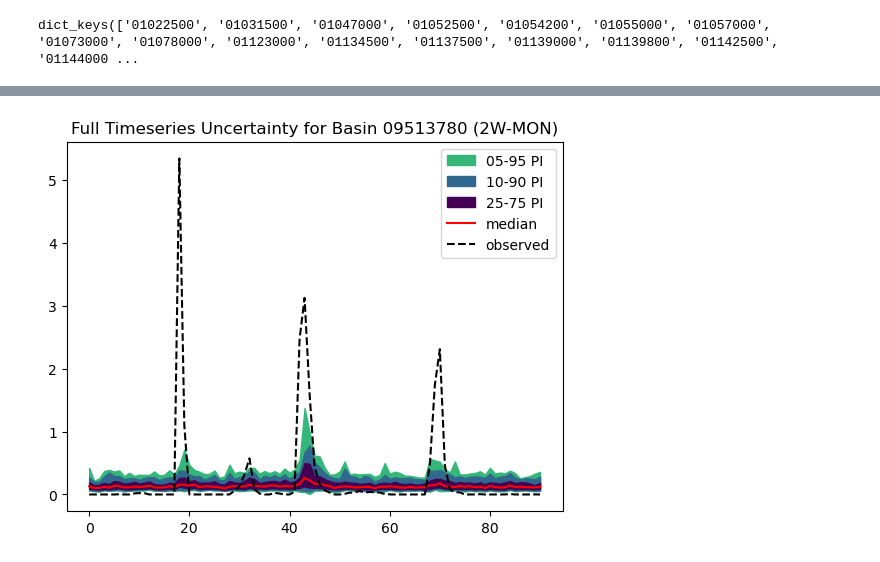
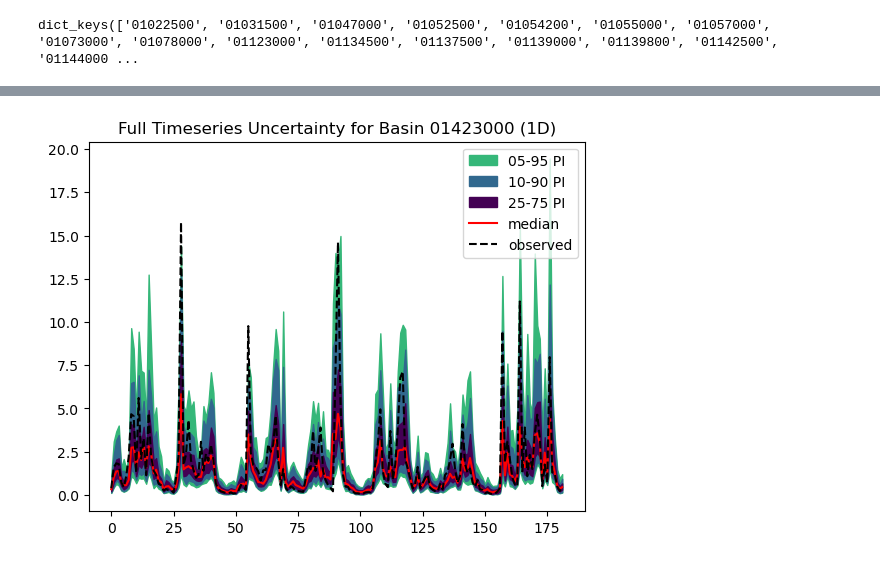
Before and after one commit to huangale88/neuralhydrology, a Jupyter notebook: own/operational_forecast/mtslstm_cmal.ipynb, the cells around one changed output, grey strips where cells are left out. Cells and saved outputs as stored; diff of their text form; code cells hidden in the pictures.

Commit message:
Fixed issue with different timescales. Updated plotting code.

```diff
--- a/own/operational_forecast/mtslstm_cmal.ipynb
+++ b/own/operational_forecast/mtslstm_cmal.ipynb
@@ -47,4 +47,4 @@ ConnectionResetError: [WinError 10054] An existing connection was forcibly close
 # %%
-run_dir = Path("runs/test_run_1311_060515")
+run_dir = Path("runs/test_run_1711_041955")
 eval_run(run_dir=run_dir, period="test")
 # %% [output]
@@ -296,50 +252,79 @@ Performance after finetuning: 0.051
 # %%
+import matplotlib.pyplot as plt
+import numpy as np
+from pathlib import Path
+
+# Assume 'results' and 'run_dir' are pre-loaded
+# from neuralhydrology.evaluation import get_tester
+# from neuralhydrology.utils.config import Config
+# run_dir = Path("your_run_directory")
+# results, _ = get_tester(run_dir=run_dir)
+
 from neuralhydrology.evaluation.plots import uncertainty_plot, percentile_plot
+from neuralhydrology.utils.config import Config
 
 try:
     cfg = Config(run_dir / "config.yml")
 except (NameError, FileNotFoundError):
     raise RuntimeError("The 'run_dir' variable is not defined or 'config.yml' is missing.")
 
-# --- 3. Configuration (WITH FIX) ---
-basin_id = '09513780'       # The basin ID you are analyzing
-freq = '2W-MON'               # Choose the frequency to plot
+# --- 3. Configuration ---
+# Simply change these two variables to plot different basins or frequencies
+basin_id = '01423000'
+freq = '1D'  # Try changing this to '14D', '2W-MON', etc.
 
-# --- THIS IS THE CORRECTED LOGIC ---
+# --- THIS IS THE NEW, MORE ROBUST LOGIC ---
+# This method relies on the parallel ordering of the lists in your config file,
+# which is the standard convention for multi-timescale models in neuralhydrology.
+
 try:
-    # Get the base frequency (e.g., '2W-MON' -> '2W')
-    base_freq = freq.split('-')[0]
+    # Get the list of frequencies used in the run
+    frequencies_list = cfg.use_frequencies
+    # Get the corresponding list of target variables
+    targets_list = cfg.target_variables
 
-    # Find the target variable that contains the base frequency
-    target_variable = [v for v in cfg.target_variables if base_freq in v][0]
-except IndexError:
-    raise ValueError(f"Could not find a target variable for frequency '{freq}' in your config's target_variables list.")
-# --- END OF CORRECTION ---
+    # Sanity check: These lists must have the same length.
+    if len(frequencies_list) != len(targets_list):
+        raise ValueError("The 'use_frequencies' and 'target_variables' lists in your config.yml must have the same number of items.")
+
+    # Find the index (position) of the frequency you want to plot
+    freq_index = frequencies_list.index(freq)
+
+    # Use that same index to get the correct target variable
+    target_variable = targets_list[freq_index]
+
+except ValueError as e:
+    # This will catch errors if the freq isn't in the list or if the lists have different lengths.
+    print(f"ERROR: Could not find a match for frequency '{freq}'.")
+    print(f"Available frequencies in config: {frequencies_list}")
+    raise e
+# --- END OF NEW LOGIC ---
 
 # Define the variable names to extract from the results xarray
 obs_var_name = f"{target_variable}_obs"
 samples_var_name = f"{target_variable}_sim"
 
 print(f"Generating uncertainty plots for basin {basin_id} at {freq} frequency...")
-print(f"Found matching target variable: {target_variable}")
+print(f"Found matching target variable: '{target_variable}'")
 
-# --- 4. Data Extraction and Reshaping (Same as before) ---
+# --- 4. Data Extraction and Reshaping ---
 try:
     xr_data = results[basin_id][freq]['xr']
 
     if samples_var_name not in xr_data:
-        raise KeyError(f"The samples variable '{samples_var_name}' was not found!")
+        raise KeyError(f"The samples variable '{samples_var_name}' was not found in the results file!")
 
     obs_data_np = xr_data[obs_var_name].values
     samples_data_np = xr_data[samples_var_name].values
 
-    # Reshape observations: Add a 'feature' dimension
+    # Reshape observations: Add a 'feature' dimension if it's missing
+    # This makes the data compatible with the plotting functions.
     if obs_data_np.ndim == 1:
         y_obs_reshaped = np.expand_dims(obs_data_np, axis=1)
     else:
         y_obs_reshaped = obs_data_np
 
-    # Reshape samples: Add a 'feature' dimension
+    # Reshape samples: Add a 'feature' dimension if it's missing
     if samples_data_np.ndim == 2:
         y_samples_reshaped = np.expand_dims(samples_data_np, axis=1)
     else:
@@ -348,15 +333,18 @@ try:
 except KeyError as e:
     print(f"CRITICAL ERROR: {e}")
     print("\nSomething went wrong during data extraction.")
-    print(f"Available variables in the results file are: {list(xr_data.keys())}")
+    print("Please double-check your `basin_id` and `freq` variables.")
+    if 'xr_data' in locals():
+        print(f"Available variables in the results file for this frequency are: {list(xr_data.keys())}")
     raise
 
-# --- 5. Call the Official Plotting Functions (Same as before) ---
-#print("\nUsing 'uncertainty_plot' (reliability + hydrograph zoom-in)...")
-#fig, axes = uncertainty_plot(y=y_obs_reshaped,
-#                           y_hat=y_samples_reshaped,
-#                           title=f"Uncertainty for Basin {basin_id} ({freq})")
-#plt.show()
+# --- 5. Call the Official Plotting Functions ---
+# You can uncomment this section to generate the first plot type
+# print("\nUsing 'uncertainty_plot' (reliability + hydrograph zoom-in)...")
+# fig, axes = uncertainty_plot(y=y_obs_reshaped,
+#                            y_hat=y_samples_reshaped,
+#                            title=f"Uncertainty for Basin {basin_id} ({freq})")
+# plt.show()
 
 print("\nUsing 'percentile_plot' (full hydrograph)...")
 fig2, ax2 = percentile_plot(y=y_obs_reshaped,
@@ -369,6 +357,6 @@ Found matching target variable: QObs(mm/day)_2W
 
 Using 'percentile_plot' (full hydrograph)...
-[figure, old version]
+[figure, new version]
 # %%
 # Make sure 'run_dir' is pointing to your correctly evaluated run folder
 try:
```
Also changed, not shown: parts of 11 cells of this notebook, 7 other files.
